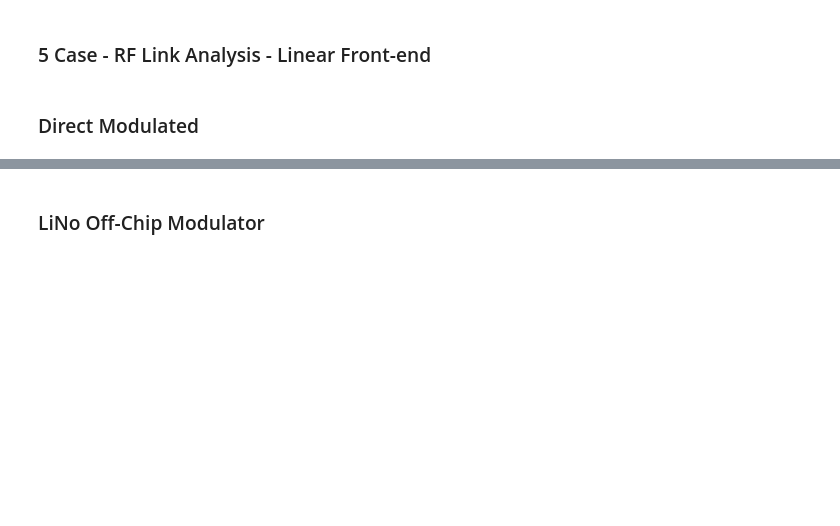
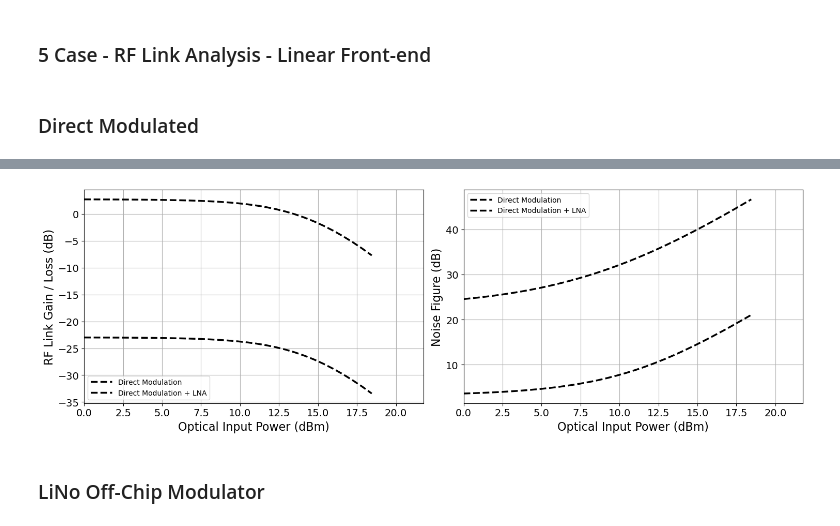
Before and after one commit to ericcblow/MicrowavePhotonicSimulations, a Jupyter notebook: RF Analysis - Si Ph PNN/SiPh_RF_Simulations.ipynb, the cells around one changed output, grey strips where cells are left out. Drawn from its saved outputs; the diff is of its cells as text; code cells hidden in the pictures; blank space fills up the shorter version.

```diff
--- a/RF Analysis - Si Ph PNN/SiPh_RF_Simulations.ipynb
+++ b/RF Analysis - Si Ph PNN/SiPh_RF_Simulations.ipynb
@@ -743,10 +856,26 @@ F_DM_lin = 1 + (
 )
 NF_DM = lin_to_db(F_DM_lin)
 
+# Friis cascaded NF: LNA -> DML photonic link
+F_DM_LNA_lin = F_LNA_lin + (F_DM_lin - 1) / G_LNA_lin
+NF_DM_LNA = lin_to_db(F_DM_LNA_lin)
+
+# Total RF gain for DML + LNA
+G_DM_LNA_lin = G_LNA_lin * G_DM_lin
+G_DM_LNA = lin_to_db(G_DM_LNA_lin)
+
 
 # SFDR for DML
 DML_IIP3 = lin_to_db((c*Pin_DML_lin**2*RL)/(2*S_LD))
 SFDR_3DML = (2/3)*(DML_IIP3 - NF_DM + 174 )
+
+# Refer DML IIP3 back to antenna/LNA input
+DML_IIP3_referred_to_antenna = DML_IIP3 - G_LNA_dB
+
+# SFDR for DML with LNA, referred to antenna input
+SFDR_3DML_LNA = (2/3) * (
+    DML_IIP3_referred_to_antenna - NF_DM_LNA + 174
+)
 # %%
 fig = plt.figure(figsize=(15, 5))
 
@@ -786,3 +915,73 @@ plt.show()
+# %%
+fig = plt.figure(figsize=(15, 5))
+
+plt.subplot(1, 2, 1)
+
+# Original DML link
+plt.plot(
+    Pin_DML,
+    np.squeeze(G_DM),
+    color=color_DM,
+    linewidth=line_w,
+    label=label_DM,
+    linestyle=line_DM
+)
+
+# DML link with LNA
+plt.plot(
+    Pin_DML,
+    np.squeeze(G_DM_LNA),
+    color=color_DM,
+    linewidth=line_w,
+    label=label_DM + ' + LNA',
+    linestyle='--'
+)
+
+plt.ylabel('RF Link Gain / Loss (dB)', fontsize=fs)
+plt.xlabel('Optical Input Power (dBm)', fontsize=fs)
+
+plt.xlim(0, Pin_max)
+plt.xticks(fontsize=fs-2)
+plt.yticks(fontsize=fs-2)
+plt.grid(which='major', axis='both')
+plt.legend(handlelength=3, loc='best')
+
+
+plt.subplot(1, 2, 2)
+
+# Original DML noise figure
+plt.plot(
+    Pin_DML,
+    np.squeeze(NF_DM),
+    color=color_DM,
+    linewidth=line_w,
+    label=label_DM,
+    linestyle=line_DM
+)
+
+# DML noise figure with LNA using Friis
+plt.plot(
+    Pin_DML,
+    np.squeeze(NF_DM_LNA),
+    color=color_DM,
+    linewidth=line_w,
+    label=label_DM + ' + LNA',
+    linestyle='--'
+)
+
+plt.ylabel('Noise Figure (dB)', fontsize=fs)
+plt.xlabel('Optical Input Power (dBm)', fontsize=fs)
+
+plt.xlim(0, Pin_max)
+plt.xticks(fontsize=fs-2)
+plt.yticks(fontsize=fs-2)
+plt.grid(which='major', axis='both')
+plt.legend(handlelength=3, loc='best')
+
+plt.tight_layout()
+plt.show()
+# %% [output]
+[figure, added]
 # %% [markdown]
 ### LiNo Off-Chip Modulator
 # %%
```
Also changed, not shown: parts of 23 cells of this notebook, 50 other files.
